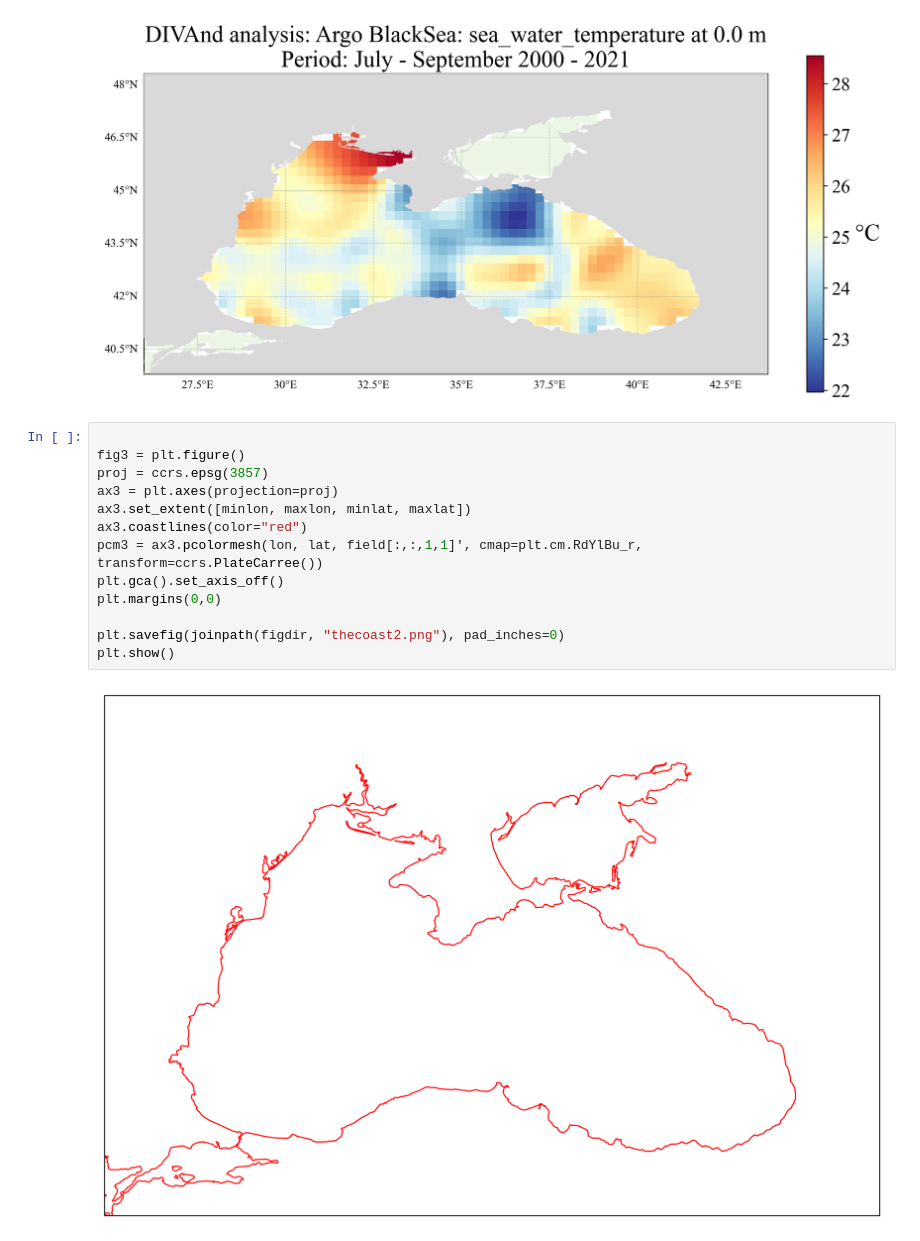
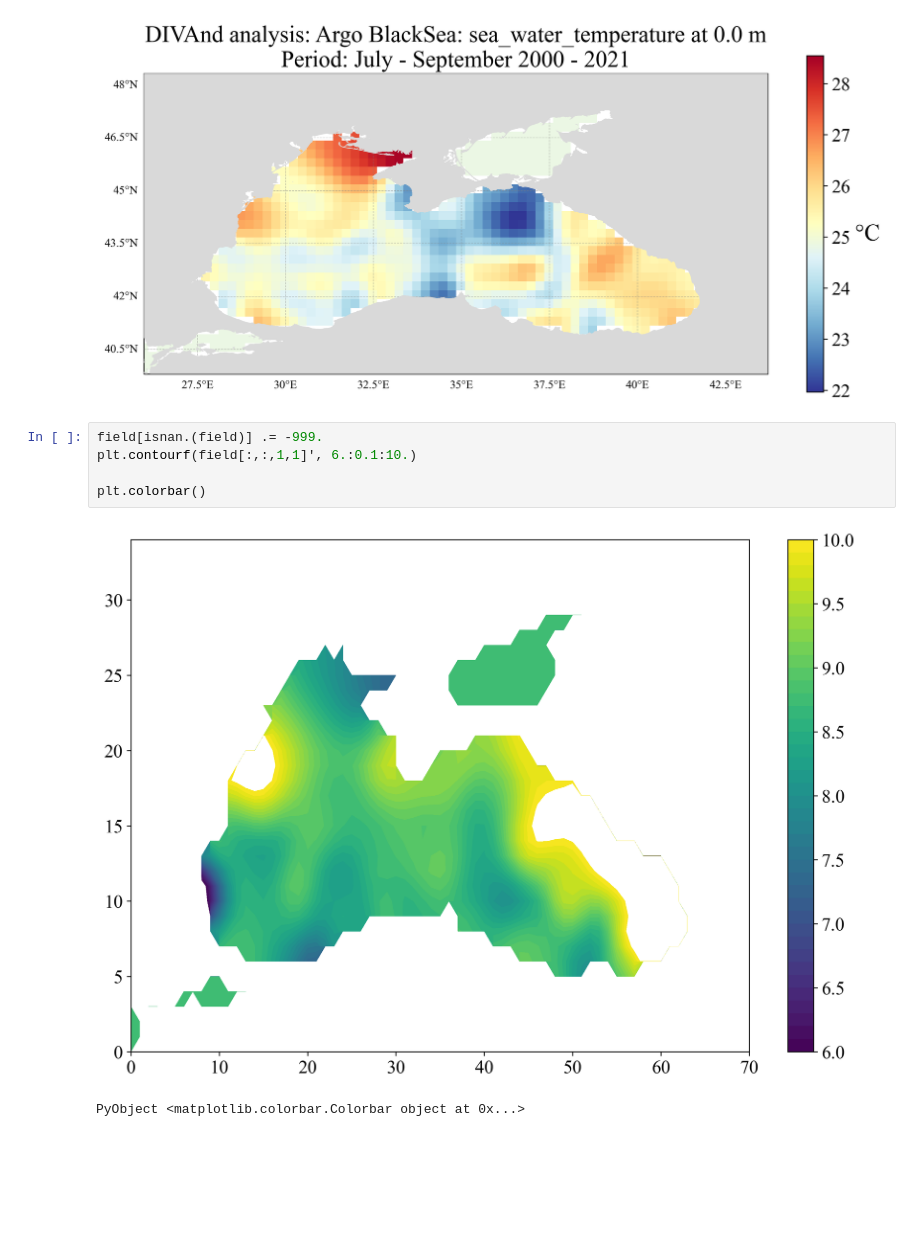
Before and after one commit to gher-uliege/DIVAnd-FAIR-EASE, a Jupyter notebook: Argo_demo_bounding_box.ipynb, the cells around one changed output. Saved outputs shown, nothing was run; the diff lists cells and outputs as text; blank space fills up the shorter version.

```diff
--- a/Argo_demo_bounding_box.ipynb
+++ b/Argo_demo_bounding_box.ipynb
@@ -338,19 +355,11 @@ cbar.set_label("°C", rotation=0, ha="left")
 plt.show()
 # %% [output]
 [figure]
-# %%
-
-fig3 = plt.figure()
-proj = ccrs.epsg(3857)
-ax3 = plt.axes(projection=proj)
-ax3.set_extent([minlon, maxlon, minlat, maxlat])
-ax3.coastlines(color="red")
-pcm3 = ax3.pcolormesh(lon, lat, field[:,:,1,1]', cmap=plt.cm.RdYlBu_r,
-transform=ccrs.PlateCarree())
-plt.gca().set_axis_off()
-plt.margins(0,0)
-
-plt.savefig(joinpath(figdir, "thecoast2.png"), pad_inches=0)
-plt.show()
-# %% [output]
-[figure, removed]
+# %%
+field[isnan.(field)] .= -999.
+plt.contourf(field[:,:,1,1]', 6.:0.1:10.)
+
+plt.colorbar()
+# %% [output]
+[figure, added]
+PyObject <matplotlib.colorbar.Colorbar object at 0x...>
```
Also changed, not shown: parts of 10 cells of this notebook, 2 other files.
